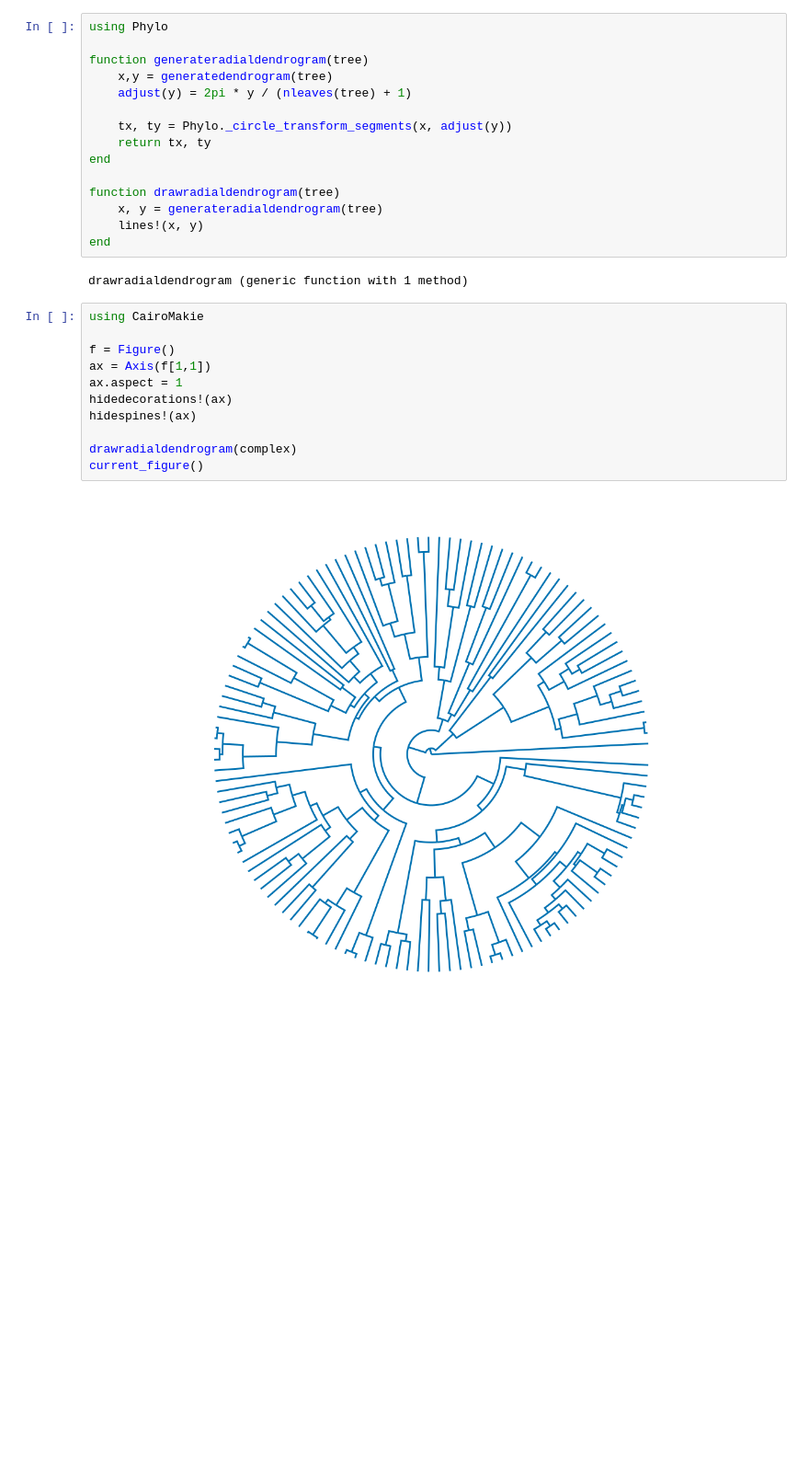
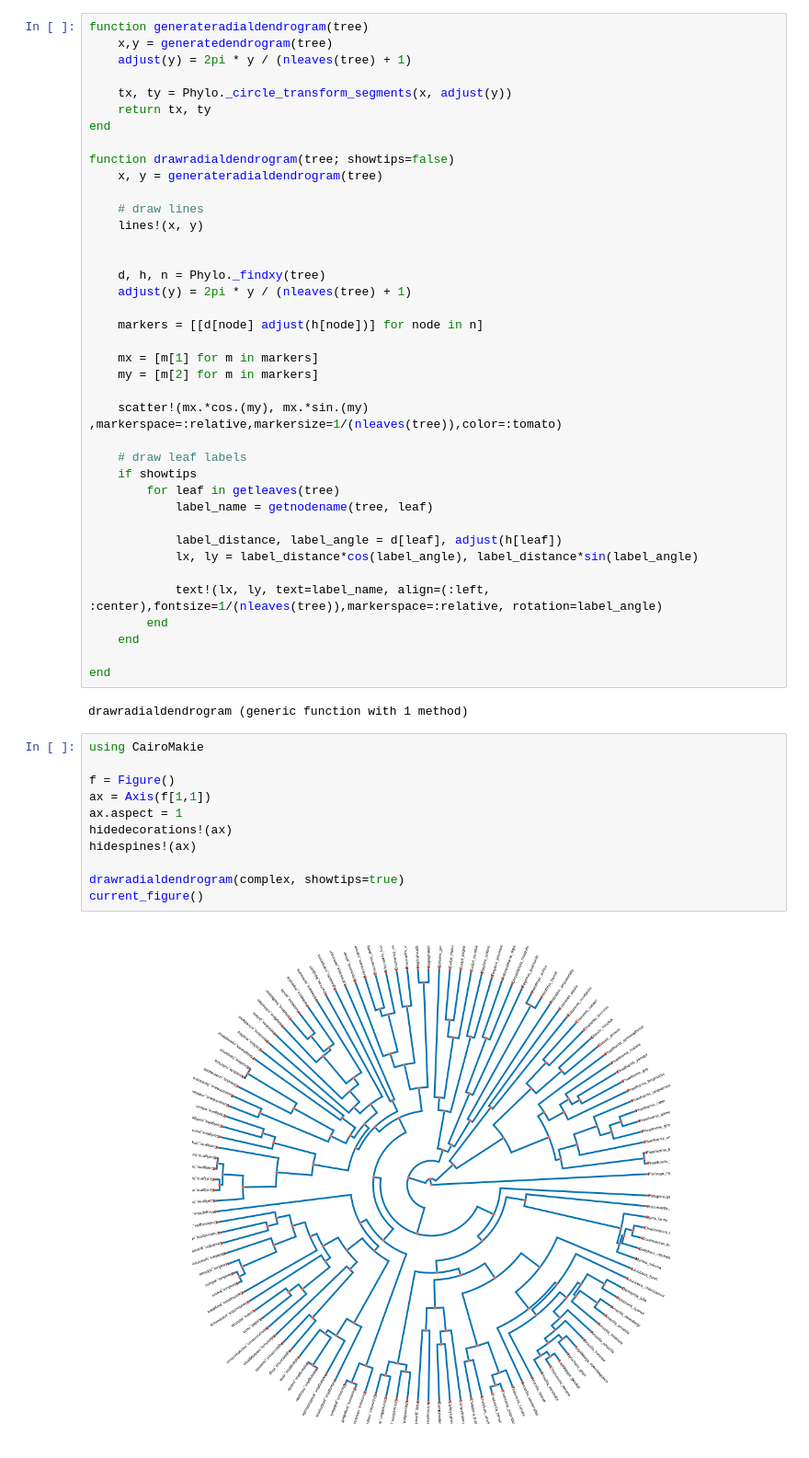
Before and after one commit to romanamo/PhyloPlot, a Jupyter notebook: demo/test.ipynb, the cells around one changed output. Shown at 92% size. Saved outputs shown, nothing was run; the diff lists cells and outputs as text; blank space fills up the shorter version.

```diff
--- a/demo/test.ipynb
+++ b/demo/test.ipynb
@@ -71,6 +122,4 @@ current_figure()
 # %%
-using Phylo
-
 function generateradialdendrogram(tree)
     x,y = generatedendrogram(tree)
     adjust(y) = 2pi * y / (nleaves(tree) + 1)
@@ -79,22 +128,48 @@ function generateradialdendrogram(tree)
     return tx, ty
 end
 
-function drawradialdendrogram(tree)
+function drawradialdendrogram(tree; showtips=false)
     x, y = generateradialdendrogram(tree)
+
+    # draw lines
     lines!(x, y)
+
+
+    d, h, n = Phylo._findxy(tree)
+    adjust(y) = 2pi * y / (nleaves(tree) + 1)
+
+    markers = [[d[node] adjust(h[node])] for node in n]
+
+    mx = [m[1] for m in markers]
+    my = [m[2] for m in markers]
+
+    scatter!(mx.*cos.(my), mx.*sin.(my) ,markerspace=:relative,markersize=1/(nleaves(tree)),color=:tomato)
+
+    # draw leaf labels
+    if showtips
+        for leaf in getleaves(tree)
+            label_name = getnodename(tree, leaf)
+
+            label_distance, label_angle = d[leaf], adjust(h[leaf])
+            lx, ly = label_distance*cos(label_angle), label_distance*sin(label_angle)
+
+            text!(lx, ly, text=label_name, align=(:left, :center),fontsize=1/(nleaves(tree)),markerspace=:relative, rotation=label_angle)
+        end
+    end
+
 end
 # %% [output]
 drawradialdendrogram (generic function with 1 method)
 # %%
 using CairoMakie
 
 f = Figure()
 ax = Axis(f[1,1])
 ax.aspect = 1
 hidedecorations!(ax)
 hidespines!(ax)
 
-drawradialdendrogram(complex)
+drawradialdendrogram(complex, showtips=true)
 current_figure()
 # %% [output]
-[figure, old version]
+[figure, new version]
```
Also changed, not shown: parts of 4 cells of this notebook, 2 other files.
